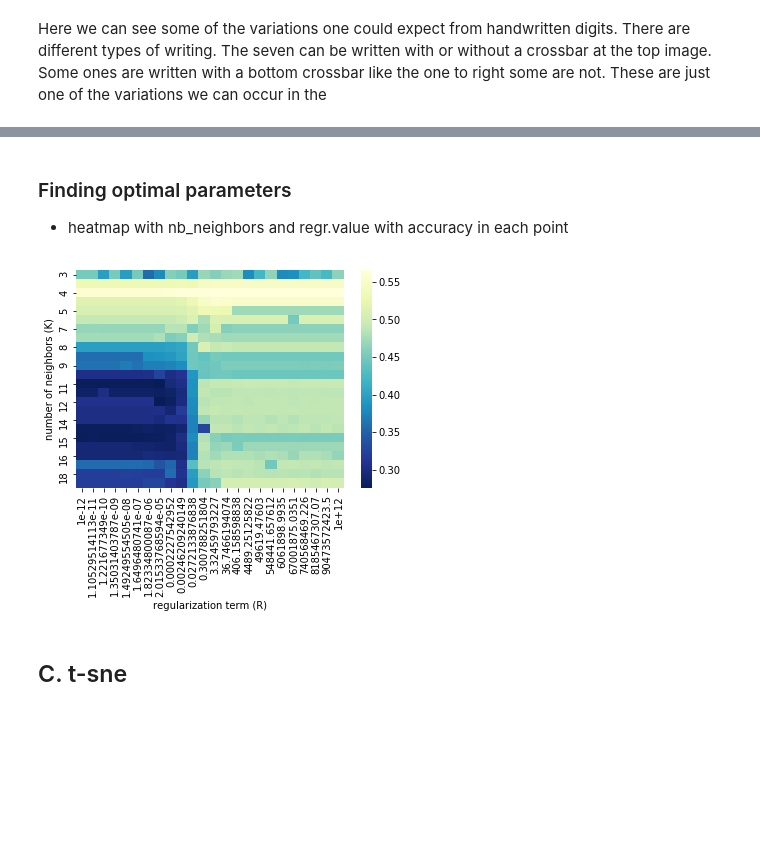
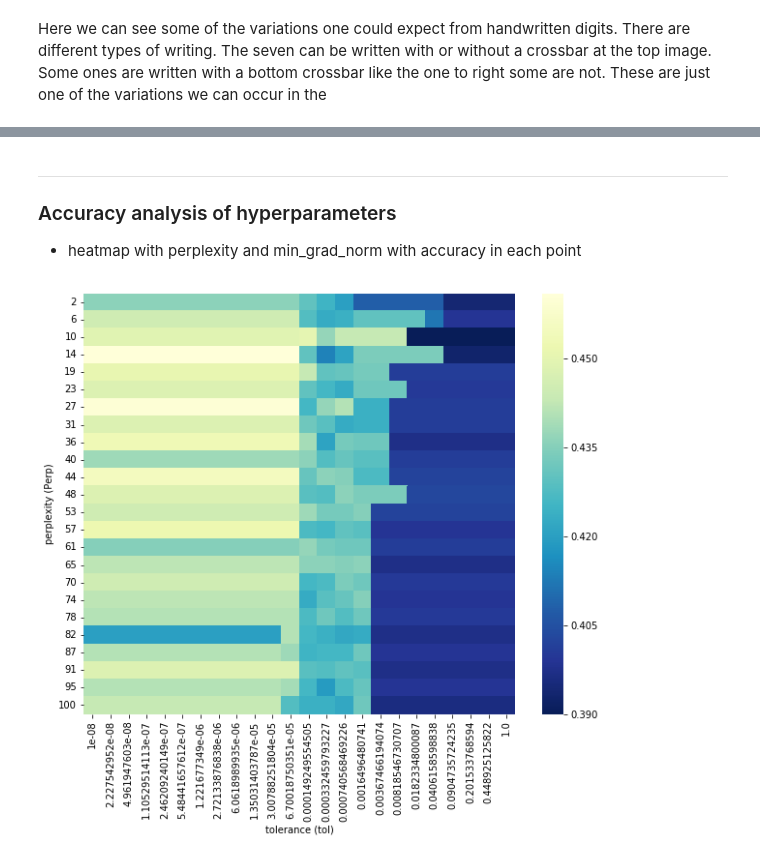
Before and after one commit to hbjornoy/t-SNE-vs-LLE, a Jupyter notebook: Section IV - MNIST.ipynb, the cells around one changed output, grey strips where cells are left out. Saved outputs shown, nothing was run; the diff lists cells and outputs as text; code cells hidden in the pictures; blank space fills up the shorter version.

Commit message:
work in mnist, plot and pickle

```diff
--- a/Section IV - MNIST.ipynb
+++ b/Section IV - MNIST.ipynb
@@ -92,10 +154,9 @@ We can see it discover some of the underlying structure in how we are writing th
 # %% [markdown]
-### Finding optimal parameters
-- heatmap with nb_neighbors and regr.value with accuracy in each point
+----
+### Accuracy analysis of hyperparameters
+- heatmap with perplexity and min_grad_norm with accuracy in each point
 # %%
-lle_dict = PK.kmeans_clustering_accuracy(inputs, targets, "lle", grid_width=grid_width, nb_samples=nb_samples,
-                                      reg_range=(-12, 12), neighbor_range=(3,35), plot=True, create=True)
+tsne_dict = PK.kmeans_clustering_accuracy(inputs, targets, "tsne", grid_width=grid_width, nb_samples=nb_samples,
+                                          min_grad_norm_range=(-8,0), perplexity_range=(2,100), plot=True, create=False)
 # %% [output]
-[figure, old version]
+[figure, new version]
-# %% [markdown]
-## C. t-sne
```
Also changed, not shown: parts of 28 cells of this notebook, 2 other files.
